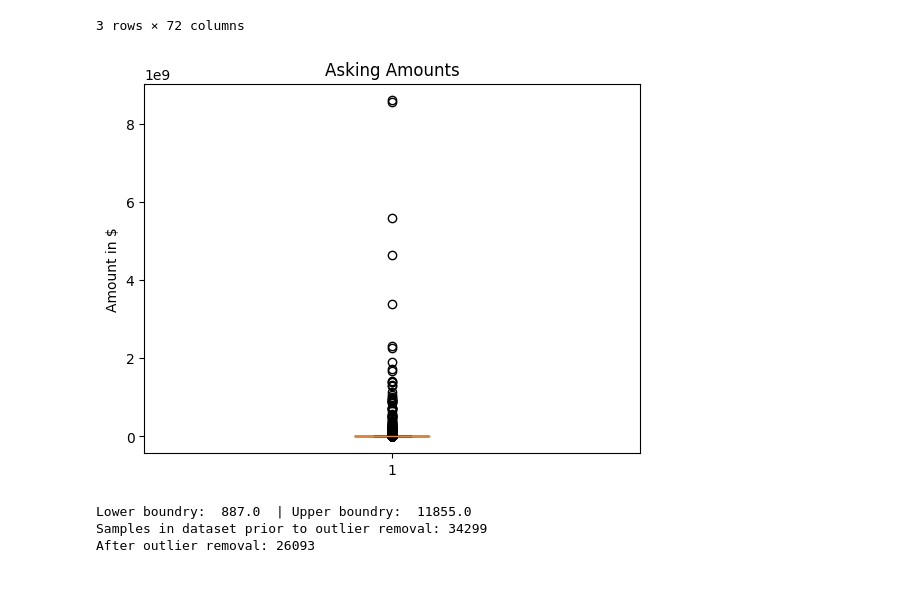
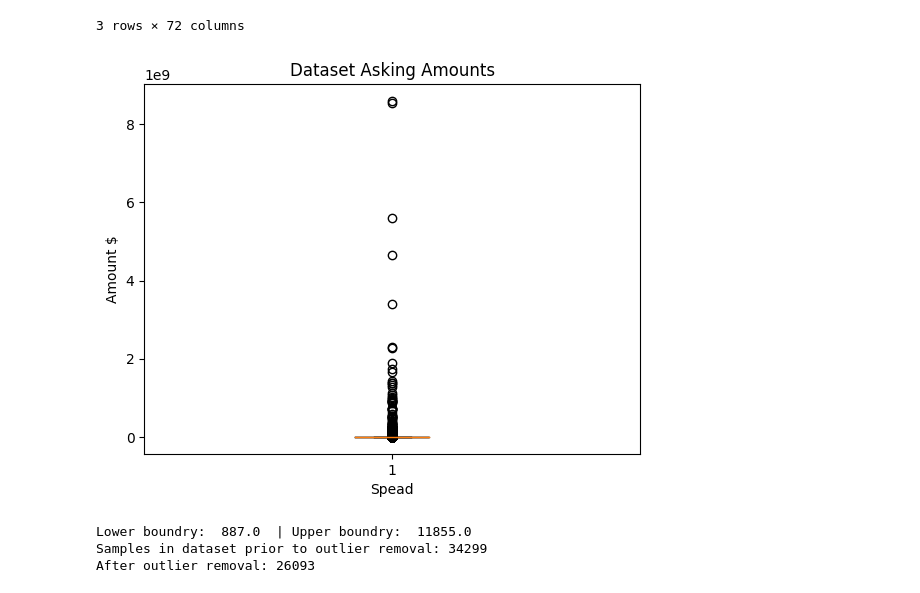
Before and after one commit to mlister3/Funding_Deep_Learning, a Jupyter notebook: Starter_Code.ipynb, the cells around one changed output. Saved outputs shown, nothing was run; the diff lists cells and outputs as text; code cells hidden in the pictures.

```diff
--- a/Starter_Code.ipynb
+++ b/Starter_Code.ipynb
@@ -280,14 +280,15 @@ Step 3 of 6 - Get Dummies... Samples:  34299  | Columns/Features:  72
 # %%
 import numpy as np
 import matplotlib.pyplot as plt
 
 fig1, ax1 = plt.subplots()
-ax1.set_title('Asking Amounts')
-ax1.set_ylabel('Amount in $')
+ax1.set_title('Dataset Asking Amounts')
+ax1.set_ylabel('Amount $')
+ax1.set_xlabel('Spead')
 ax1.boxplot(dummy_working_op1_df['ASK_AMT'])
 plt.show()
 # %% [output]
-[figure, old version]
+[figure, new version]
 # %%
 # Determine which data points are outside of the 1.5*IQR range
 quartiles = np.quantile(dummy_working_op1_df['ASK_AMT'],[.25,.75])
```
Also changed, not shown: parts of 15 cells of this notebook.
